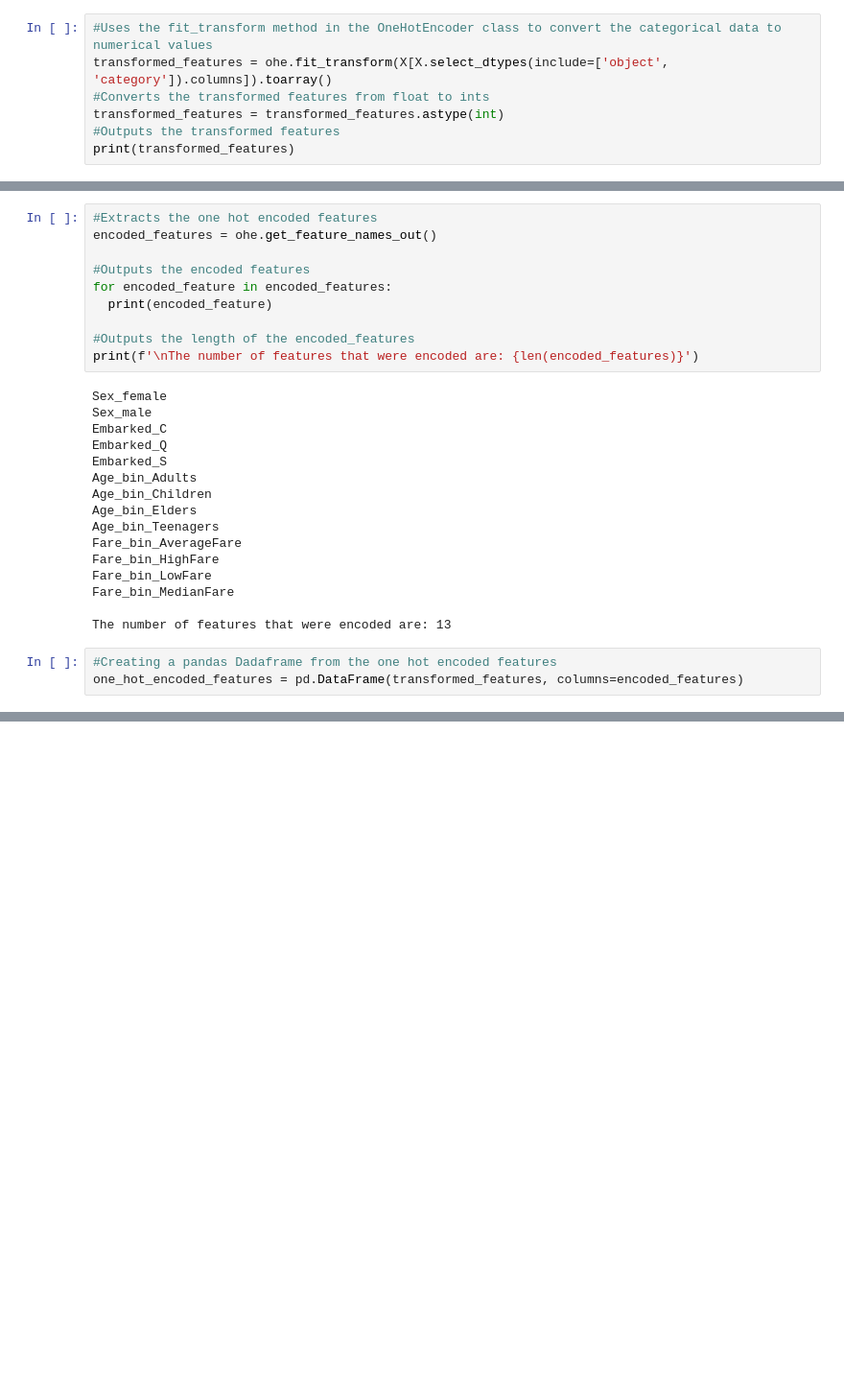
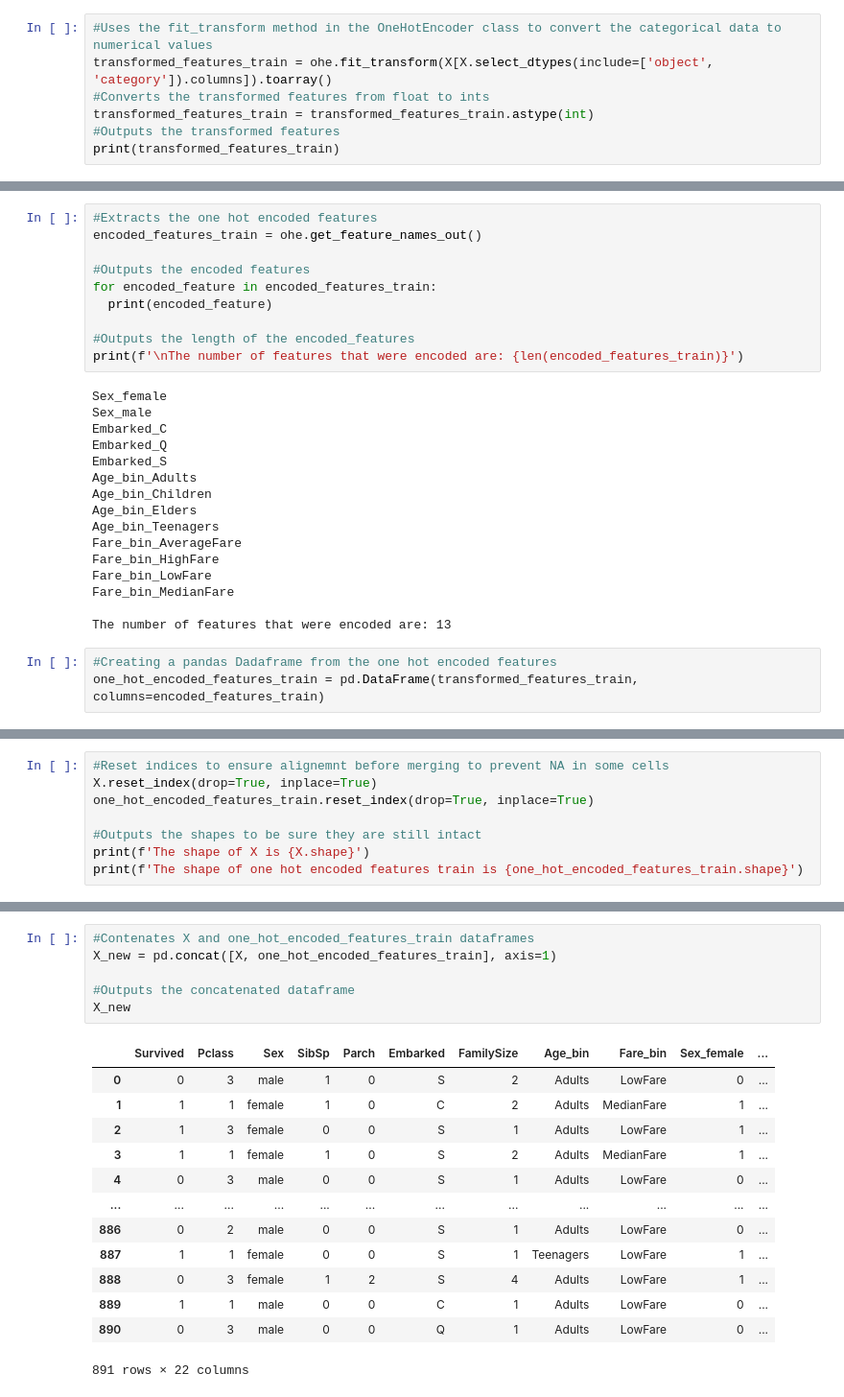
Before and after one commit to PercyAyimbilaNsolemna/Machine_Learning, a Jupyter notebook: Titanic_Kaggle_Challenge/Titanic.ipynb, the cells around one changed output, grey strips where cells are left out. Shown: that part at 96% size. Saved outputs shown, nothing was run; the diff lists cells and outputs as text; blank space fills up the shorter version.

Commit message:
Merge the one hot encoded features to their respective datasets

```diff
--- a/Titanic_Kaggle_Challenge/Titanic.ipynb
+++ b/Titanic_Kaggle_Challenge/Titanic.ipynb
@@ -451,10 +451,10 @@ Performs one hot encoding on the traning set
 # %%
 #Uses the fit_transform method in the OneHotEncoder class to convert the categorical data to numerical values
-transformed_features = ohe.fit_transform(X[X.select_dtypes(include=['object', 'category']).columns]).toarray()
+transformed_features_train = ohe.fit_transform(X[X.select_dtypes(include=['object', 'category']).columns]).toarray()
 #Converts the transformed features from float to ints
-transformed_features = transformed_features.astype(int)
+transformed_features_train = transformed_features_train.astype(int)
 #Outputs the transformed features
-print(transformed_features)
+print(transformed_features_train)
 # %% [output]
 [[0 1 0 ... 0 1 0]
  [1 0 1 ... 0 0 1]
@@ -465,14 +465,14 @@ print(transformed_features)
  [0 1 0 ... 0 1 0]]
 # %%
 #Extracts the one hot encoded features
-encoded_features = ohe.get_feature_names_out()
+encoded_features_train = ohe.get_feature_names_out()
 
 #Outputs the encoded features
-for encoded_feature in encoded_features:
+for encoded_feature in encoded_features_train:
   print(encoded_feature)
 
 #Outputs the length of the encoded_features
-print(f'\nThe number of features that were encoded are: {len(encoded_features)}')
+print(f'\nThe number of features that were encoded are: {len(encoded_features_train)}')
 # %% [output]
 Sex_female
 Sex_male
@@ -491,6 +491,6 @@ Fare_bin_MedianFare
 The number of features that were encoded are: 13
 # %%
 #Creating a pandas Dadaframe from the one hot encoded features
-one_hot_encoded_features = pd.DataFrame(transformed_features, columns=encoded_features)
+one_hot_encoded_features_train = pd.DataFrame(transformed_features_train, columns=encoded_features_train)
 # %%
 #Outputs the head of the one_hot_encoded_features
@@ -514,0 +586,8 @@ one_hot_encoded_features.tail()
+# %%
+#Reset indices to ensure alignemnt before merging to prevent NA in some cells
+X.reset_index(drop=True, inplace=True)
+one_hot_encoded_features_train.reset_index(drop=True, inplace=True)
+
+#Outputs the shapes to be sure they are still intact
+print(f'The shape of X is {X.shape}')
+print(f'The shape of one hot encoded features train is {one_hot_encoded_features_train.shape}')
@@ -514,0 +599,20 @@ one_hot_encoded_features.tail()
+# %%
+#Contenates X and one_hot_encoded_features_train dataframes
+X_new = pd.concat([X, one_hot_encoded_features_train], axis=1)
+
+#Outputs the concatenated dataframe
+X_new
+# %% [output]
+|  | Survived | Pclass | Sex | SibSp | Parch | Embarked | FamilySize | Age_bin | Fare_bin | Sex_female | ... |
+| 0 | 0 | 3 | male | 1 | 0 | S | 2 | Adults | LowFare | 0 | ... |
+| 1 | 1 | 1 | female | 1 | 0 | C | 2 | Adults | MedianFare | 1 | ... |
+| 2 | 1 | 3 | female | 0 | 0 | S | 1 | Adults | LowFare | 1 | ... |
+| 3 | 1 | 1 | female | 1 | 0 | S | 2 | Adults | MedianFare | 1 | ... |
+| 4 | 0 | 3 | male | 0 | 0 | S | 1 | Adults | LowFare | 0 | ... |
+| ... | ... | ... | ... | ... | ... | ... | ... | ... | ... | ... | ... |
+| 886 | 0 | 2 | male | 0 | 0 | S | 1 | Adults | LowFare | 0 | ... |
+| 887 | 1 | 1 | female | 0 | 0 | S | 1 | Teenagers | LowFare | 1 | ... |
+| 888 | 0 | 3 | female | 1 | 2 | S | 4 | Adults | LowFare | 1 | ... |
+| 889 | 1 | 1 | male | 0 | 0 | C | 1 | Adults | LowFare | 0 | ... |
+| 890 | 0 | 3 | male | 0 | 0 | Q | 1 | Adults | LowFare | 0 | ... |
+891 rows × 22 columns
```
Also changed, not shown: parts of 23 cells of this notebook.
